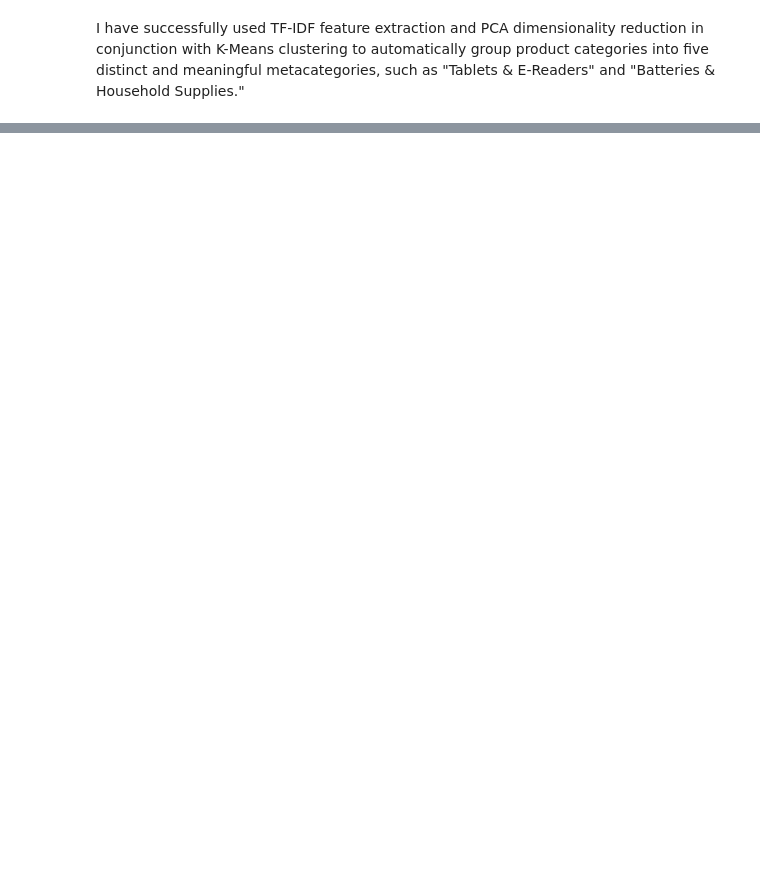
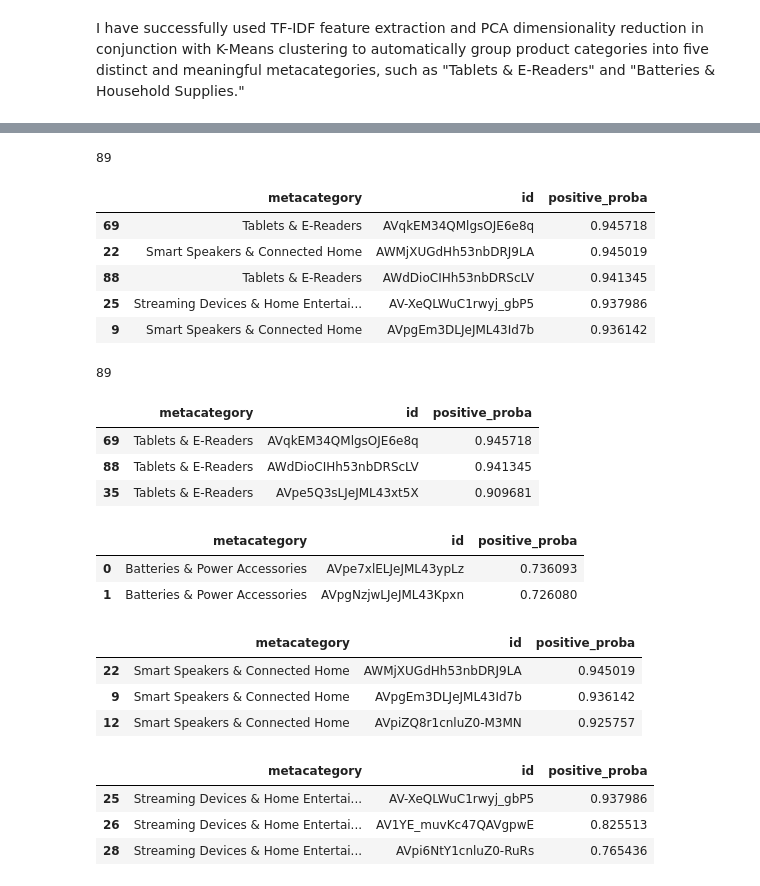
Before and after one commit to moviandev/robo-review, a Jupyter notebook: models/clusters/rolandcluster.ipynb, the cells around one changed output, grey strips where cells are left out. Saved outputs shown, nothing was run; the diff lists cells and outputs as text; code cells hidden in the pictures; blank space fills up the shorter version.

Commit message:
clustering top 3

```diff
--- a/models/clusters/rolandcluster.ipynb
+++ b/models/clusters/rolandcluster.ipynb
@@ -86,7 +98,7 @@ from sklearn.feature_extraction.text import TfidfVectorizer # NEW: For generatin
 # 1. Text Selection: Use the 'categories' column
 TEXT_COLUMN = 'categories'
 # MODEL_NAME = 'all-MiniLM-L6-v2' # No longer needed
-N_CLUSTERS = 5 # Start with 5 clusters (within your 4-6 range)
+N_CLUSTERS = 4 # Start with 5 clusters (within your 4-6 range)
 
 # Preprocessing the text data
 # Convert to string, fill NaNs, and clean up potential list/quote characters
@@ -195,16 +206,13 @@ metacategory_mapping = {
     0: "Tablets & E-Readers",
 
     # Cluster 1: Amazon Echo, Smart Home, Home Automation, Voice Assistants
-    1: "Smart Home & Voice Assistants",
+    1: "Batteries & Power Accessories",
 
     # Cluster 2: AA, AAA, Batteries, Household Batteries
-    2: "Batteries & Household Supplies",
+    2: "Smart Speakers & Connected Home",
 
     # Cluster 3: Categories unknown - leaving as a placeholder for now.
-    3: "Unknown/Mixed Consumer Electronics A",
-
-    # Cluster 4: Categories unknown - leaving as a placeholder for now.
-    4: "Unknown/Mixed Consumer Electronics B"
+    3: "Streaming Devices & Home Entertainment"
 }
 
 # Add the metacategory column
@@ -246,0 +285,25 @@ I have successfully used TF-IDF feature extraction and PCA dimensionality reduct
+# %%
+#checking that the length of the dataframe corresponds to the number of unique IDs
+len(df_groupedby_id)
+# %% [output]
+89
+# %%
+df_clustered = (
+    df.groupby(['metacategory', 'id'], as_index=False)
+      .agg({'positive_proba': 'mean'})
+      .sort_values(by='positive_proba', ascending=False)
+
+)
+# %%
+df_clustered.head()
+# %% [output]
+|  | metacategory | id | positive_proba |
+| 69 | Tablets & E-Readers | AVqkEM34QMlgsOJE6e8q | 0.945718 |
+| 22 | Smart Speakers & Connected Home | AWMjXUGdHh53nbDRJ9LA | 0.945019 |
+| 88 | Tablets & E-Readers | AWdDioCIHh53nbDRScLV | 0.941345 |
+| 25 | Streaming Devices & Home Entertai... | AV-XeQLWuC1rwyj_gbP5 | 0.937986 |
+| 9 | Smart Speakers & Connected Home | AVpgEm3DLJeJML43Id7b | 0.936142 |
+# %%
+len(df_clustered)
+# %% [output]
+89
@@ -246,0 +316,43 @@ I have successfully used TF-IDF feature extraction and PCA dimensionality reduct
+# %%
+df1
+# %% [output]
+|  | metacategory | id | positive_proba |
+| 69 | Tablets & E-Readers | AVqkEM34QMlgsOJE6e8q | 0.945718 |
+| 88 | Tablets & E-Readers | AWdDioCIHh53nbDRScLV | 0.941345 |
+| 35 | Tablets & E-Readers | AVpe5Q3sLJeJML43xt5X | 0.909681 |
+# %%
+df2 = (
+    df_clustered[df_clustered['metacategory'] == 'Batteries & Power Accessories']
+    .sort_values(by='positive_proba', ascending=False)
+    .head(3)
+)
+df2
+# %% [output]
+|  | metacategory | id | positive_proba |
+| 0 | Batteries & Power Accessories | AVpe7xlELJeJML43ypLz | 0.736093 |
+| 1 | Batteries & Power Accessories | AVpgNzjwLJeJML43Kpxn | 0.726080 |
+# %%
+df3 = (
+    df_clustered[df_clustered['metacategory'] == 'Smart Speakers & Connected Home']
+    .sort_values(by='positive_proba', ascending=False)
+    .head(3)
+)
+df3
+# %% [output]
+|  | metacategory | id | positive_proba |
+| 22 | Smart Speakers & Connected Home | AWMjXUGdHh53nbDRJ9LA | 0.945019 |
+| 9 | Smart Speakers & Connected Home | AVpgEm3DLJeJML43Id7b | 0.936142 |
+| 12 | Smart Speakers & Connected Home | AVpiZQ8r1cnluZ0-M3MN | 0.925757 |
+# %%
+
+df4 = (
+    df_clustered[df_clustered['metacategory'] == 'Streaming Devices & Home Entertainment']
+    .sort_values(by='positive_proba', ascending=False)
+    .head(3)
+)
+df4
+# %% [output]
+|  | metacategory | id | positive_proba |
+| 25 | Streaming Devices & Home Entertai... | AV-XeQLWuC1rwyj_gbP5 | 0.937986 |
+| 26 | Streaming Devices & Home Entertai... | AV1YE_muvKc47QAVgpwE | 0.825513 |
+| 28 | Streaming Devices & Home Entertai... | AVpi6NtY1cnluZ0-RuRs | 0.765436 |
```
Also changed, not shown: parts of 12 cells of this notebook.
